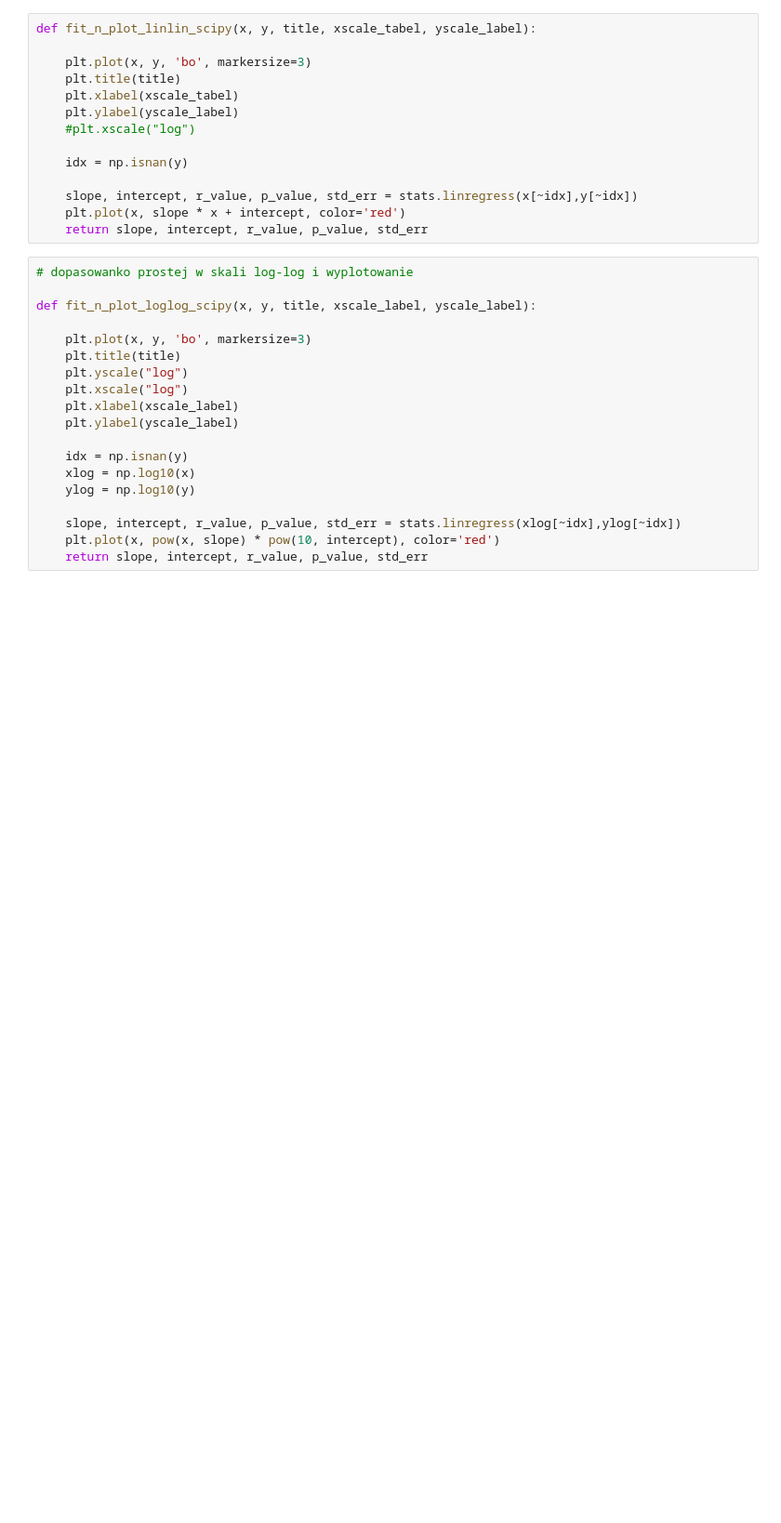
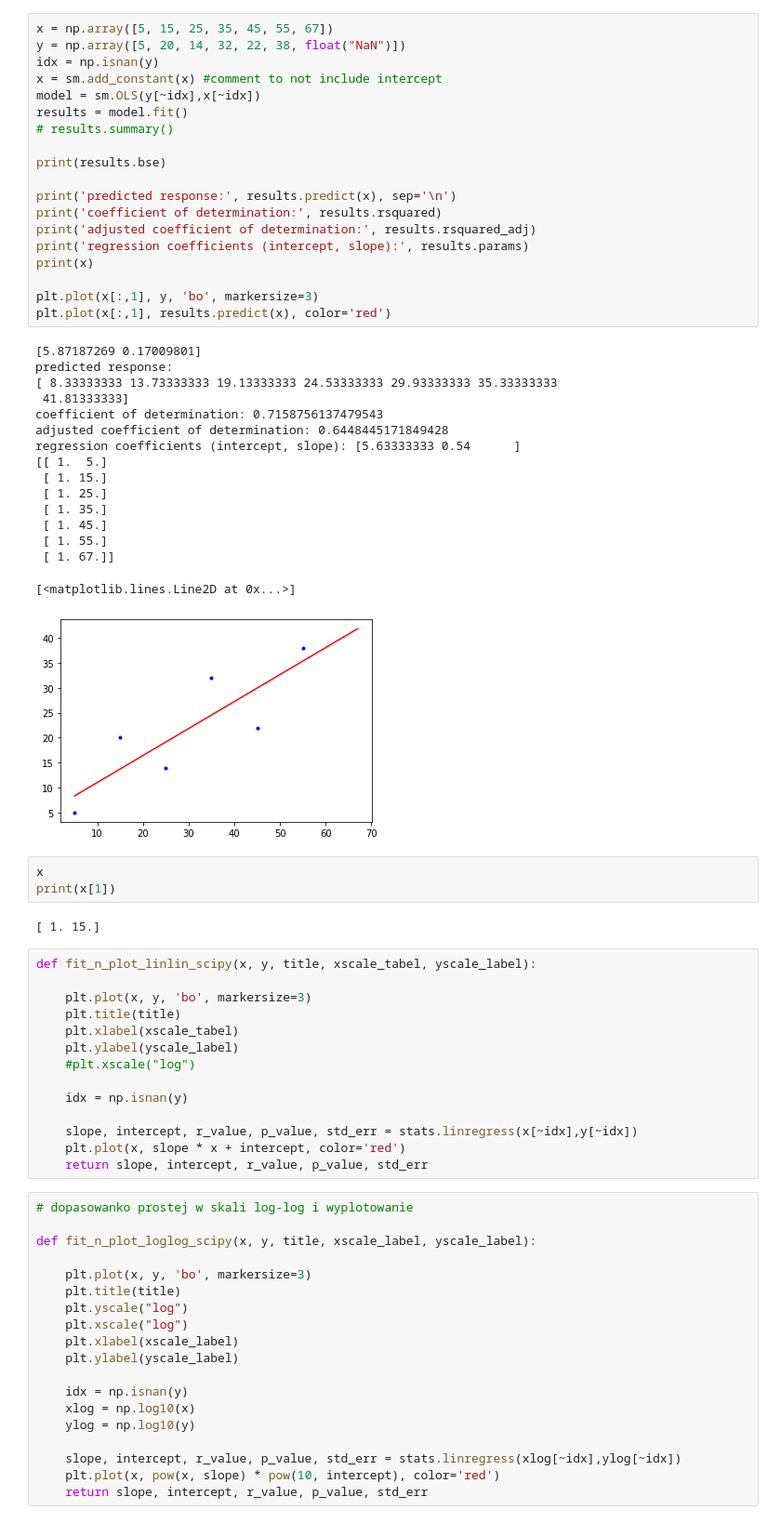
Before and after one commit to mis723/Analiza-COVID-w-Polsce, a Jupyter notebook: piaskownica.ipynb, the cells around one changed output. Shown at 93% size. Drawn from its saved outputs; the diff is of its cells as text; blank space fills up the shorter version.

```diff
--- a/piaskownica.ipynb
+++ b/piaskownica.ipynb
@@ -6,3 +26,44 @@ import pandas as pd
+# %%
+x = np.array([5, 15, 25, 35, 45, 55, 67])
+y = np.array([5, 20, 14, 32, 22, 38, float("NaN")])
+idx = np.isnan(y)
+x = sm.add_constant(x) #comment to not include intercept
+model = sm.OLS(y[~idx],x[~idx])
+results = model.fit()
+# results.summary()
+
+print(results.bse)
+
+print('predicted response:', results.predict(x), sep='\n')
+print('coefficient of determination:', results.rsquared)
+print('adjusted coefficient of determination:', results.rsquared_adj)
+print('regression coefficients (intercept, slope):', results.params)
+print(x)
+
+plt.plot(x[:,1], y, 'bo', markersize=3)
+plt.plot(x[:,1], results.predict(x), color='red')
+# %% [output]
+[5.87187269 0.17009801]
+predicted response:
+[ 8.33333333 13.73333333 19.13333333 24.53333333 29.93333333 35.33333333
+ 41.81333333]
+coefficient of determination: 0.7158756137479543
+adjusted coefficient of determination: 0.6448445171849428
+regression coefficients (intercept, slope): [5.63333333 0.54      ]
+[[ 1.  5.]
+ [ 1. 15.]
+ [ 1. 25.]
+ [ 1. 35.]
+ [ 1. 45.]
+ [ 1. 55.]
+ [ 1. 67.]]
+[<matplotlib.lines.Line2D at 0x...>]
+[figure, added]
+# %%
+x
+print(x[1])
+# %% [output]
+[ 1. 15.]
 # %%
 def fit_n_plot_linlin_scipy(x, y, title, xscale_tabel, yscale_label):
 
```
Also changed, not shown: parts of 10 cells of this notebook, 8 other files.
